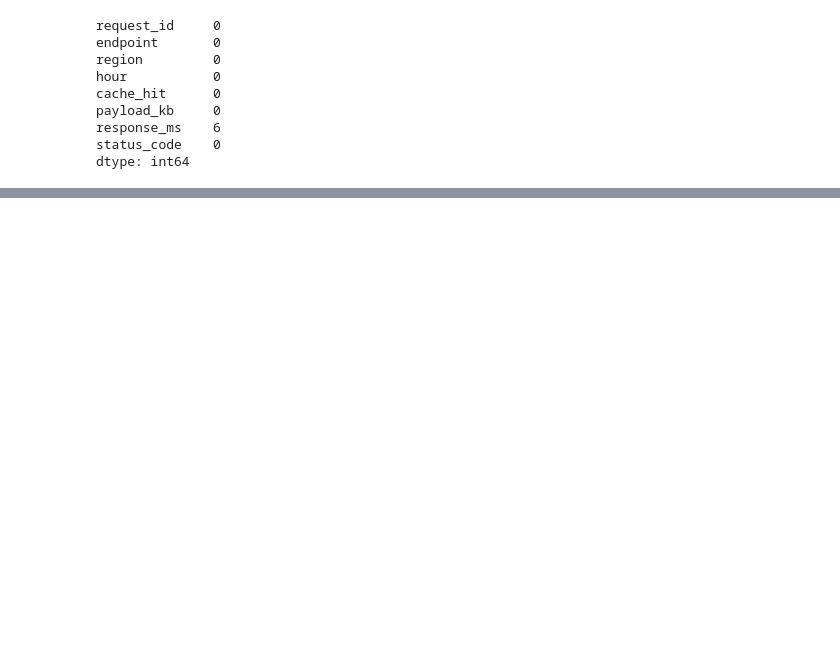
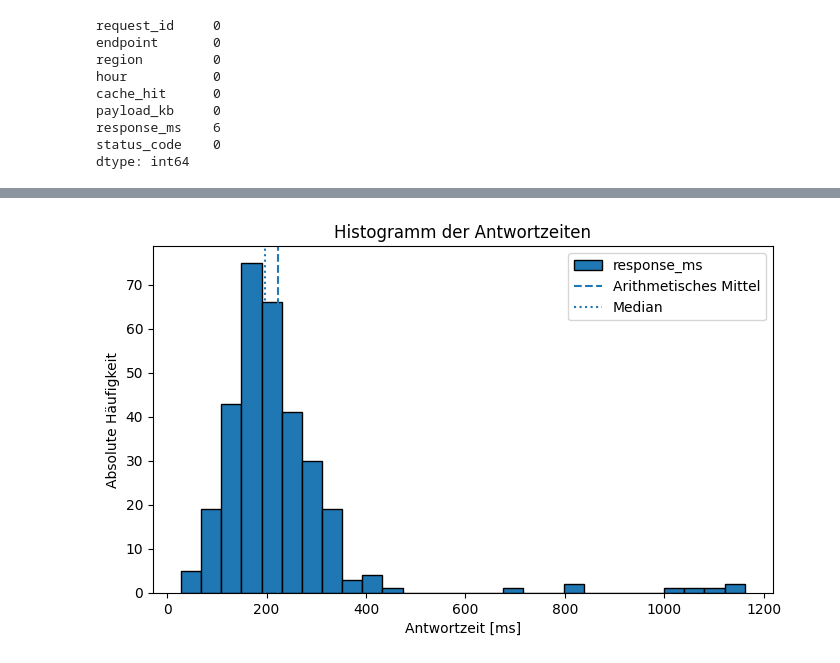
Before and after one commit to ett83/pystat, a Jupyter notebook: Statistik_mit_Python_Dozent.ipynb, the cells around one changed output, grey strips where cells are left out. Drawn from its saved outputs; the diff is of its cells as text; code cells hidden in the pictures; blank space fills up the shorter version.

```diff
--- a/Statistik_mit_Python_Dozent.ipynb
+++ b/Statistik_mit_Python_Dozent.ipynb
@@ -566,0 +209,5 @@ Abschnitte **7 (Trendlinie)** und **8 (Stichproben-Simulation)** nur kurz zeigen
+# %%
+response_data = df.dropna(subset=["response_ms"]).copy()
+
+print("Alle Requests:", len(df))
+print("Requests mit gemessener Antwortzeit:", len(response_data))
@@ -566,0 +474,11 @@ Abschnitte **7 (Trendlinie)** und **8 (Stichproben-Simulation)** nur kurz zeigen
+# %%
+response_data["response_ms"].plot.hist(bins=28, edgecolor="black")
+plt.axvline(response_data["response_ms"].mean(), linestyle="--", label="Arithmetisches Mittel")
+plt.axvline(response_data["response_ms"].median(), linestyle=":", label="Median")
+plt.title("Histogramm der Antwortzeiten")
+plt.xlabel("Antwortzeit [ms]")
+plt.ylabel("Absolute Häufigkeit")
+plt.legend()
+plt.show()
+# %% [output]
+[figure, added]
```
Also changed, not shown: parts of 116 cells of this notebook, 3 other files.
